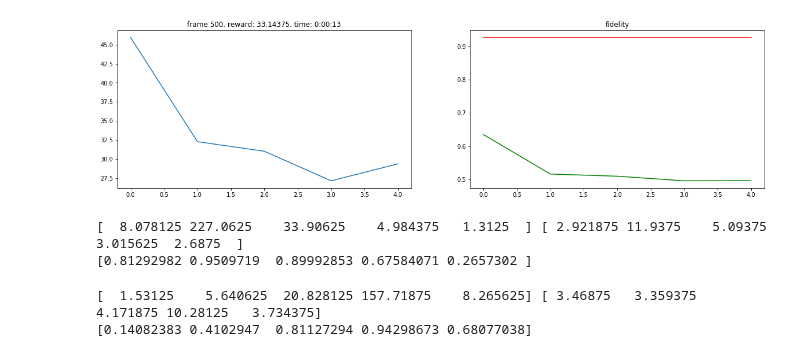
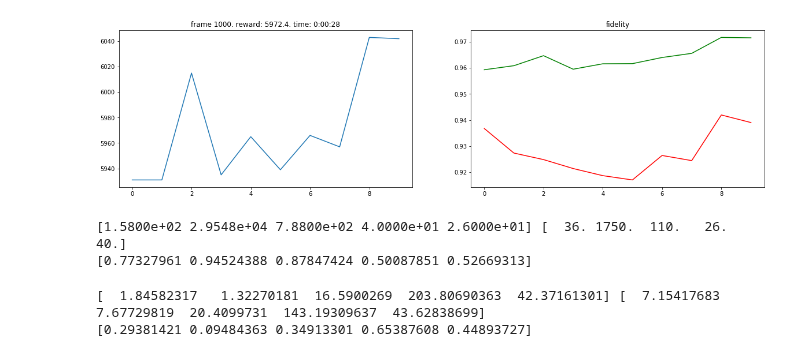
Before and after one commit to farice/SpectatorQubits, a Jupyter notebook: MAB-continuous.ipynb, the cells around one changed output. Drawn from its saved outputs; the diff is of its cells as text; code cells hidden in the pictures.

```diff
--- a/MAB-continuous.ipynb
+++ b/MAB-continuous.ipynb
@@ -66,10 +66,11 @@ class Context:
         self.S = self.gamma * self.S
         self.F = self.gamma * self.F
 
-    def update_posterior(self, reward, arm):
+    def update_posterior(self, reward, max_reward, arm):
         self.discount()
-        self.S[arm] += np.arccos(reward)
-        self.F[arm] += np.arccos(1-reward)
+        # should be in terms of width instead of fixed pi/2
+        self.S[arm] += reward
+        self.F[arm] += max_reward - reward
 # %%
 # contextual Thompson Sampling algorithm implementation
 class TS:
@@ -82,8 +83,9 @@ class TS:
         self.control_fidelity = []
 
         self.num_context_spectators = env.num_context_spectators
+        self.num_reward_spectators = env.num_reward_spectators
 
-        self.action_distribution_width = np.pi
+        self.action_distribution_width = np.pi / 2
         self.action_contextual_bias = 0
 
 
@@ -121,7 +123,7 @@ class TS:
         arm, _, _ = action
         context_idx = 1 if np.sum(observation) > self.num_context_spectators / 2 else 0
         context = self.contexts[context_idx]
-        context.update_posterior(reward, arm)
+        context.update_posterior(reward, self.num_reward_spectators, arm)
 
     def save_reward(self, reward):
         self.rewards.append(reward)
@@ -144,7 +146,7 @@ from spectator_env import SpectatorEnv
 # describes MDP
 # - states are given in terms of a 64 bit measurement outcomes
 # - action space is given by (num_arms, uniform_action_space_width, contextual_measurement_bias) i.e. \ZZ_{num_arms} \times U(1) \times U(1)
-env = SpectatorEnv(error_samples, num_context_spectators=64, num_reward_spectators=64, num_arms=5)
+env = SpectatorEnv(error_samples, batch_size=32, num_context_spectators=64, num_reward_spectators=64, num_arms=5)
 
 # from stable_baselines.common.env_checker import check_env
 # check_env(env)
@@ -159,7 +161,7 @@ episode_reward = 0
 episode_fidelity = []
 control_fidelity = []
 
-MAX_FRAMES = 5 * M
+MAX_FRAMES = 10 * M
 
 # "episodes" are a reasonable way to think about learning a periodic time dependent function
 # max frames = episode length * num episodes
@@ -174,43 +176,45 @@ for frame_idx in range(1, MAX_FRAMES + 1):
 #     print("action: ", action)
     observation, reward, done, info = env.step(action)
 #     print("reward: ", reward)
     observation = None if done else observation
 
     # generally, in RL we would consider r(s | s', a) given a state transition s' -> s due to action a
     # for now, we are only interested in r(s', a)
     ts.update(action, reward, prev_observation)
 #     print(ts.contexts[0].S, ts.contexts[0].F)
 #     print(ts.contexts[1].S, ts.contexts[1].F)
     episode_reward += reward
 
     episode_fidelity.append(info[0])
     control_fidelity.append(info[1])
 
     if done:
+        new_error_samples = np.random.normal(0, np.pi / 4, M)
+        env.set_error_samples(new_error_samples)
         observation = env.reset()
         ts.save_reward(episode_reward)
         ts.save_fidelity(np.mean(episode_fidelity))
         ts.save_control_fidelity(np.mean(control_fidelity))
         episode_reward = 0
         episode_fidelity = []
         control_fidelity = []
 
         # plot grouped by episode
         plot(frame_idx, ts.rewards, ts.fidelity, ts.control_fidelity, timedelta(seconds=int(timer()-start)))
 
 
 env.close()
 # %% [output]
-[figure, old version]
+[figure, new version]
 # %%
 print(ts.contexts[0].S, ts.contexts[0].F)
 print(ts.contexts[0].reward_posterior_samples)
 # %% [output]
-[  8.078125 227.0625    33.90625    4.984375   1.3125  ] [ 2.921875 11.9375    5.09375   3.015625  2.6875  ]
-[0.81292982 0.9509719  0.89992853 0.67584071 0.2657302 ]
+[1.5800e+02 2.9548e+04 7.8800e+02 4.0000e+01 2.6000e+01] [  36. 1750.  110.   26.   40.]
+[0.77327961 0.94524388 0.87847424 0.50087851 0.52669313]
 # %%
 print(ts.contexts[1].S, ts.contexts[1].F)
 print(ts.contexts[1].reward_posterior_samples)
 # %% [output]
-[  1.53125    5.640625  20.828125 157.71875    8.265625] [ 3.46875   3.359375  4.171875 10.28125   3.734375]
-[0.14082383 0.4102947  0.81127294 0.94298673 0.68077038]
+[  1.84582317   1.32270181  16.5900269  203.80690363  42.37161301] [  7.15417683   7.67729819  20.4099731  143.19309637  43.62838699]
+[0.29381421 0.09484363 0.34913301 0.65387608 0.44893727]
```
Also changed, not shown: 3 other files.
